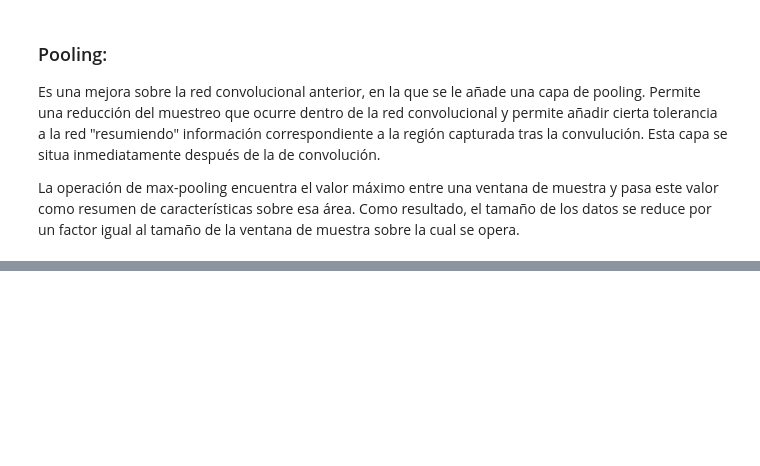
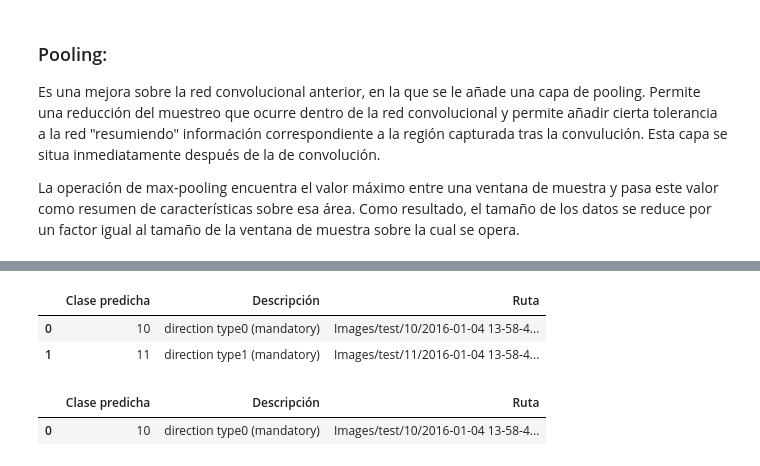
Before and after one commit to maberrocal/Traffic, a Jupyter notebook: Traffic.ipynb, the cells around one changed output, grey strips where cells are left out. Saved outputs shown, nothing was run; the diff lists cells and outputs as text; code cells hidden in the pictures; blank space fills up the shorter version.

```diff
--- a/Traffic.ipynb
+++ b/Traffic.ipynb
@@ -550,0 +708,4 @@ test_score
+# %%
+# TODO: Compile and train the model here.
+model.compile("adam", 'categorical_crossentropy', ['accuracy'])
+history = model.fit(X_normalized, y_one_hot, nb_epoch=20, validation_split=0.20, verbose=2, shuffle=True)
@@ -550,0 +740,40 @@ test_score
+# %%
+def predict(rutas):
+
+    image = []
+    description = []
+    predicted_class = []
+
+    for ruta in rutas:
+        img = misc.imread(ruta)
+        image.append(misc.imresize(img, [32,32,3], interp='bilinear', mode=None))
+
+    X_predict = np.asarray(image)
+    X_predict_normalized = normalize_scale(X_predict)
+
+    predictions = model.predict(X_predict_normalized)
+    labels = label_binarizer.inverse_transform(predictions)
+
+
+    for label in labels:
+        description.append(CLASSES.get_value(int(label),"Description"))
+        predicted_class.append(CLASSES.get_value(int(label),"Class"))
+
+    results = {"Clase predicha": predicted_class, "Descripción":description, "Ruta":rutas}
+    output = pd.DataFrame(results)
+
+    return output
+# %%
+# Ejemplo dos rutas:
+predict(['Images/test/10/2016-01-04 13-58-48.429.wmv_0242_0000_0702_0395_0038_0038.png'\
+         ,"Images/test/11/2016-01-04 13-58-48.429.wmv_0824_0000_0306_0404_0074_0074.png"])
+# %% [output]
+|  | Clase predicha | Descripción | Ruta |
+| 0 | 10 | direction type0 (mandatory) | Images/test/10/2016-01-04 13-58-4... |
+| 1 | 11 | direction type1 (mandatory) | Images/test/11/2016-01-04 13-58-4... |
+# %%
+# Ejemplo una ruta (hay que ponerla a modo lista):
+predict(['Images/test/10/2016-01-04 13-58-48.429.wmv_0242_0000_0702_0395_0038_0038.png'])
+# %% [output]
+|  | Clase predicha | Descripción | Ruta |
+| 0 | 10 | direction type0 (mandatory) | Images/test/10/2016-01-04 13-58-4... |
```
Also changed, not shown: parts of 44 cells of this notebook.
